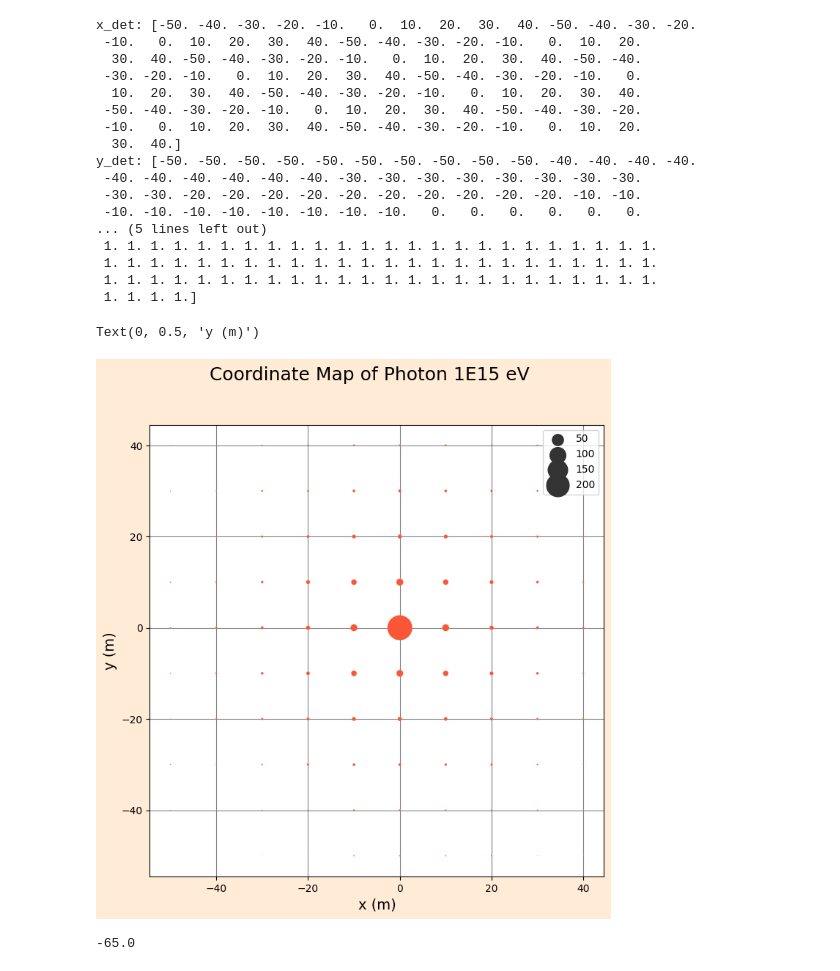
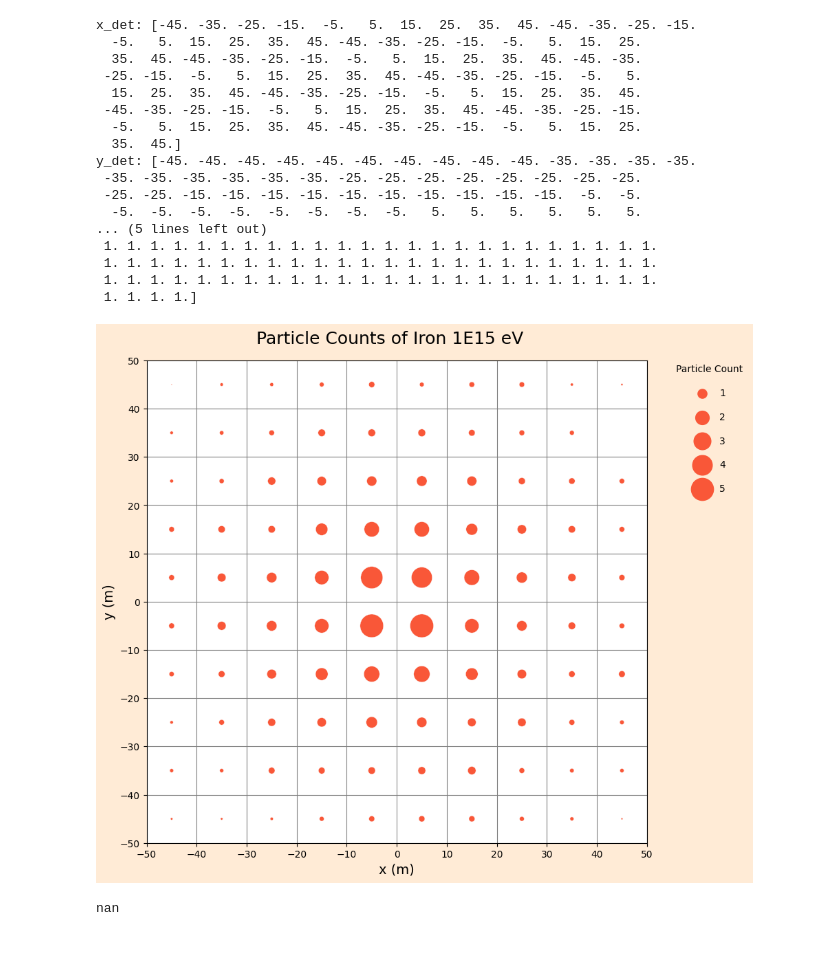
Before and after one commit to lucas-orfei/mestrado, a Jupyter notebook: array_10x10.ipynb, the cells around one changed output. Saved outputs shown, nothing was run; the diff lists cells and outputs as text; code cells hidden in the pictures.

```diff
--- a/array_10x10.ipynb
+++ b/array_10x10.ipynb
@@ -6,7 +6,7 @@ import seaborn as sns
 # %%
 # Leitura do arquivo
 
-arquivo = 'photon1E15_array'
+arquivo = 'iron1E15_array'
 
 df = pl.read_csv(arquivo, has_header= False).filter(pl.col('column_1').str.contains('TRIG'))
 
@@ -103,8 +103,8 @@ halfGridSize = gridSize // 2
 
 for i in range(gridSize):
     for j in range(gridSize):
-        x_det[index] = (j - halfGridSize) * spacing
-        y_det[index] = (i - halfGridSize) * spacing
+        x_det[index] = (j - halfGridSize + 0.5) * spacing
+        y_det[index] = (i - halfGridSize + 0.5) * spacing
         areas[index] = area
         index += 1
 
@@ -112,18 +112,18 @@ print("x_det:", x_det)
 print("y_det:", y_det)
 print("areas:", areas)
 # %% [output]
-x_det: [-50. -40. -30. -20. -10.   0.  10.  20.  30.  40. -50. -40. -30. -20.
- -10.   0.  10.  20.  30.  40. -50. -40. -30. -20. -10.   0.  10.  20.
-  30.  40. -50. -40. -30. -20. -10.   0.  10.  20.  30.  40. -50. -40.
- -30. -20. -10.   0.  10.  20.  30.  40. -50. -40. -30. -20. -10.   0.
-  10.  20.  30.  40. -50. -40. -30. -20. -10.   0.  10.  20.  30.  40.
- -50. -40. -30. -20. -10.   0.  10.  20.  30.  40. -50. -40. -30. -20.
- -10.   0.  10.  20.  30.  40. -50. -40. -30. -20. -10.   0.  10.  20.
-  30.  40.]
-y_det: [-50. -50. -50. -50. -50. -50. -50. -50. -50. -50. -40. -40. -40. -40.
- -40. -40. -40. -40. -40. -40. -30. -30. -30. -30. -30. -30. -30. -30.
- -30. -30. -20. -20. -20. -20. -20. -20. -20. -20. -20. -20. -10. -10.
- -10. -10. -10. -10. -10. -10. -10. -10.   0.   0.   0.   0.   0.   0.
+x_det: [-45. -35. -25. -15.  -5.   5.  15.  25.  35.  45. -45. -35. -25. -15.
+  -5.   5.  15.  25.  35.  45. -45. -35. -25. -15.  -5.   5.  15.  25.
+  35.  45. -45. -35. -25. -15.  -5.   5.  15.  25.  35.  45. -45. -35.
+ -25. -15.  -5.   5.  15.  25.  35.  45. -45. -35. -25. -15.  -5.   5.
+  15.  25.  35.  45. -45. -35. -25. -15.  -5.   5.  15.  25.  35.  45.
+ -45. -35. -25. -15.  -5.   5.  15.  25.  35.  45. -45. -35. -25. -15.
+  -5.   5.  15.  25.  35.  45. -45. -35. -25. -15.  -5.   5.  15.  25.
+  35.  45.]
+y_det: [-45. -45. -45. -45. -45. -45. -45. -45. -45. -45. -35. -35. -35. -35.
+ -35. -35. -35. -35. -35. -35. -25. -25. -25. -25. -25. -25. -25. -25.
+ -25. -25. -15. -15. -15. -15. -15. -15. -15. -15. -15. -15.  -5.  -5.
+  -5.  -5.  -5.  -5.  -5.  -5.  -5.  -5.   5.   5.   5.   5.   5.   5.
 ... (5 lines left out)
  1. 1. 1. 1. 1. 1. 1. 1. 1. 1. 1. 1. 1. 1. 1. 1. 1. 1. 1. 1. 1. 1. 1. 1.
  1. 1. 1. 1. 1. 1. 1. 1. 1. 1. 1. 1. 1. 1. 1. 1. 1. 1. 1. 1. 1. 1. 1. 1.
@@ -132,31 +132,33 @@ y_det: [-50. -50. -50. -50. -50. -50. -50. -50. -50. -50. -40. -40. -40. -40.
 # %%
 # Plot de partículas por tanque
 fig, ax = plt.subplots(1, 1, figsize = (8, 8), facecolor = '#FFEBD6')
-fig.suptitle('Coordinate Map of ' + str(name) + ' eV', size = 18)
-#fig.tight_layout()
+fig.suptitle('Particle Counts of ' + str(name) + ' eV', size = 18)
+fig.tight_layout()
 ax.set_axisbelow(True)
 ax.yaxis.grid(color='gray', linestyle='-')
 ax.xaxis.grid(color='gray', linestyle='-')
 
-sns.scatterplot(x = x_det, y = y_det, ax = ax, color = '#F95738', size=trigs,
-            sizes=(0, 600))
-#sns.scatterplot(x = df['x_b'], y = df['y_b'], ax = ax, color = '#0D3B66',s = 50)
+scatter = sns.scatterplot(x = x_det, y = y_det, ax = ax, color = '#F95738', size=trigs, sizes=(0, 600), legend = 'brief')
+handles, labels = scatter.get_legend_handles_labels()
+for handle in handles:
+    handle.set_color('#F95738')
+ax.legend(handles=handles, labels=labels, bbox_to_anchor=(1.05, 1), loc='upper left', borderaxespad=0.,
+           frameon=False, title='Particle Count', labelspacing = 1.5)
 
+plt.xticks(ticks=[-50, -40, -30, -20, -10, 0, 10, 20, 30, 40, 50])
+plt.yticks(ticks=[-50, -40, -30, -20, -10, 0, 10, 20, 30, 40, 50])
 ax.set_xlabel('x (m)', size = 14)
 ax.set_ylabel('y (m)', size = 14)
 
 
-#ax.legend(['detectors', 'barycenters'], edgecolor = 'black', fontsize = 12, loc = 1)
-
-#plt.savefig('plots/map_' + str(arquivo) + '.png',bbox_inches = 'tight')
+plt.savefig('plots/counts_' + str(arquivo) + '.png', bbox_inches = 'tight', dpi = 300)
 # %% [output]
-Text(0, 0.5, 'y (m)')
-[figure, old version]
+[figure, new version]
 # %%
 # O primeiro índice é o trig do tanque, e o segundo é o evento. Apenas um exemplo
 df2['count'][0][0]*x_det[0]+df2['count'][1][0]*x_det[1]+ df2['count'][2][0]*x_det[2]/(df2['count'][0][0]+df2['count'][1][0]+df2['count'][2][0])
 # %% [output]
--65.0
+nan
 # %%
 # Posição dos baricentros
 x_b = [0] * len(trigs)
```
Also changed, not shown: parts of 7 cells of this notebook.
